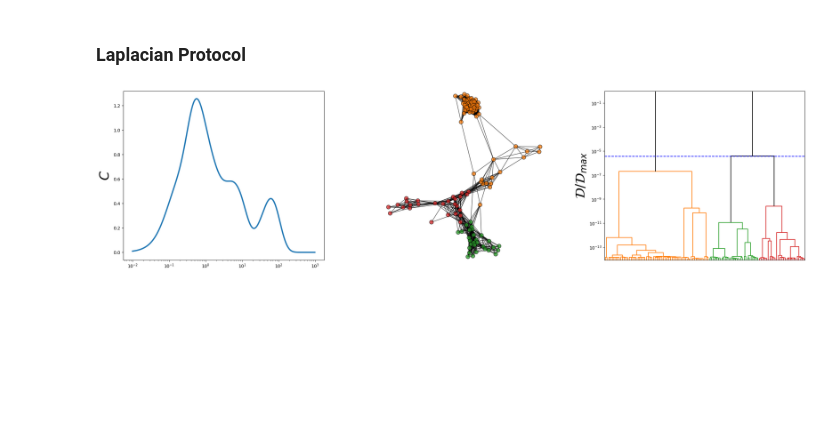
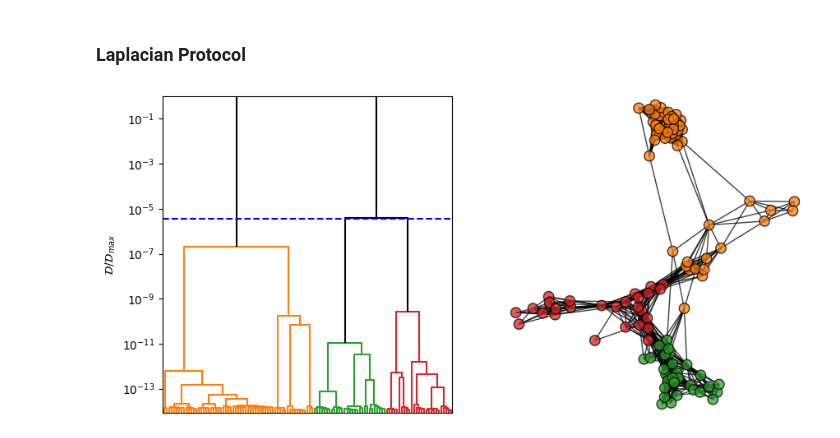
Before and after one commit to giulioiannelli/lrg_eegfc, a Jupyter notebook: ipynb/poster01.ipynb, the cells around one changed output. Cells and saved outputs as stored; diff of their text form; code cells hidden in the pictures; blank space fills up the shorter version.

```diff
--- a/ipynb/poster01.ipynb
+++ b/ipynb/poster01.ipynb
@@ -10,7 +10,7 @@ while cwd.name != 'lrg_eegfc':
 from src.lrg_eegfc.core import *
 #
 data_path = Path('data')
-fig_path = data_path / Path('figures')
+fig_path = data_path / 'figures' / 'poster'
 mat_path = Path('data') / 'stereoeeg_patients'
 patients_list = [p.name for p in Path(mat_path).iterdir()
                  if p.is_dir() and p.name.startswith('Pat_')]
@@ -301,13 +304,13 @@ linkage_matrix, label_list, _ = compute_normalized_linkage(dists, Gcc, method='w
 FlatClusteringTh, *_ = compute_optimal_threshold(linkage_matrix)
 optimal_clusters = fcluster(linkage_matrix, t=FlatClusteringTh, criterion='distance')
 # %%
-fig, ax = plt.subplots(1, 3, figsize=(28, 7))
-ax[0].plot(tau_scale[:-1], speC, label=r'$C$',lw=3)
-ax[0].set_xscale('log')
-ax[0].set_ylabel(r'$C$', fontsize=30)
+fig, ax = plt.subplots(1, 2, figsize=(10, 5))
+# ax[0].plot(tau_scale[:-1], speC, label=r'$C$',lw=3)
+# ax[0].set_xscale('log')
+# ax[0].set_ylabel(r'$C$', fontsize=30)
 dendro = dendrogram(
     linkage_matrix,
-    ax=ax[2],
+    ax=ax[0],
     color_threshold=FlatClusteringTh,
     above_threshold_color='k',
     leaf_font_size=9,
@@ -323,36 +326,36 @@ node_colors = [leaf_label_colors[str(n)] for n in Gcc.nodes()]
 # axins = inset_axes(
 #     ax[0],
 #     width="50%",    # larghezza 30% dell'asse principale
 #     height="50%",   # altezza 30%
 #     loc='upper right',
 # )
 # disegna il grafo nella finestra inset
 pos = nx.spring_layout(Gcc, seed=5)
 nx.draw(
     Gcc,
     pos=pos,
     ax=ax[1],
     node_size=80,
     alpha=0.75,
     edgecolors='k',
     node_color=node_colors
 )
 x_vals, y_vals = zip(*pos.values())
 dx, dy = max(x_vals)-min(x_vals), max(y_vals)-min(y_vals)
 pad = 0.02
 ax[1].set_xlim(min(x_vals)-pad*dx, max(x_vals)+pad*dx)
 ax[1].set_ylim(min(y_vals)-pad*dy, max(y_vals)+pad*dy)
 ax[1].set_aspect('equal')
 # ax[2].axis('off')
 # ax[0].legend(loc='upper left', fontsize=30, handlelength=1.5)
 
-ax[2].set_yscale('log')
 tmin = linkage_matrix[:, 2][0] * 0.8
 tmax = linkage_matrix[:, 2][-1] * 1.01
-ax[2].axhline(FlatClusteringTh, color='b', linestyle='--', label=r'$\mathcal{D}_{\rm th}$')
-ax[2].set_ylim(tmin, tmax)
-ax[2].set_ylabel(r'$\mathcal{D}/\mathcal{D}_{max}$', fontsize=30)
+ax[0].set_yscale('log')
+ax[0].axhline(FlatClusteringTh, color='b', linestyle='--', label=r'$\mathcal{D}_{\rm th}$')
+ax[0].set_ylim(tmin, tmax)
+ax[0].set_ylabel(r'$\mathcal{D}/\mathcal{D}_{max}$')
 
-fig.savefig(fig_path / f'{pat}_{phase}_{band}_clustering.pdf', bbox_inches='tight')
+fig.savefig(fig_path / f'{pat}_{phase}_{band}_clustering.pdf', bbox_inches='tight', transparent=True)
 # %% [output]
-[figure, old version]
+[figure, new version]
```
Also changed, not shown: parts of 5 cells of this notebook, 15 other files.
